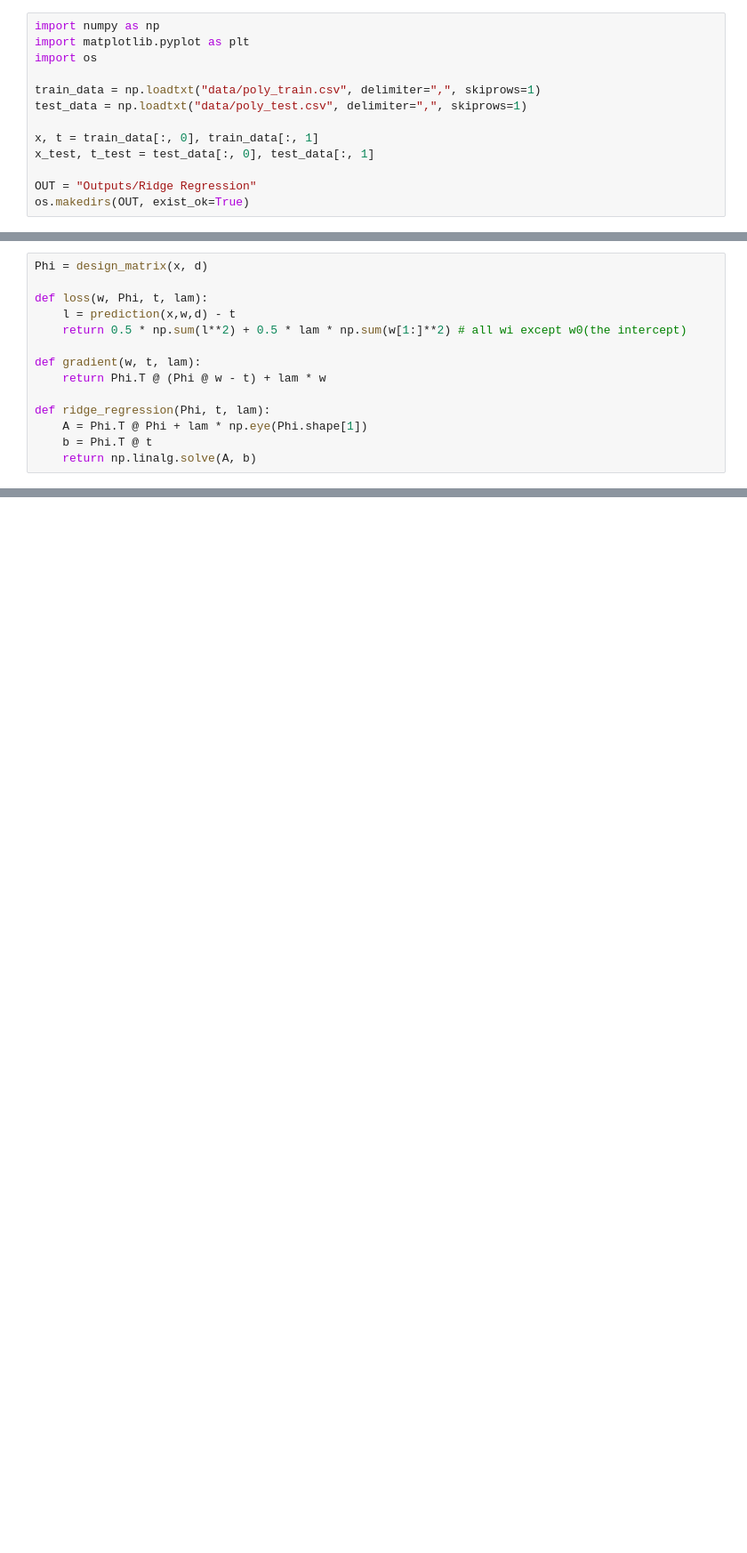
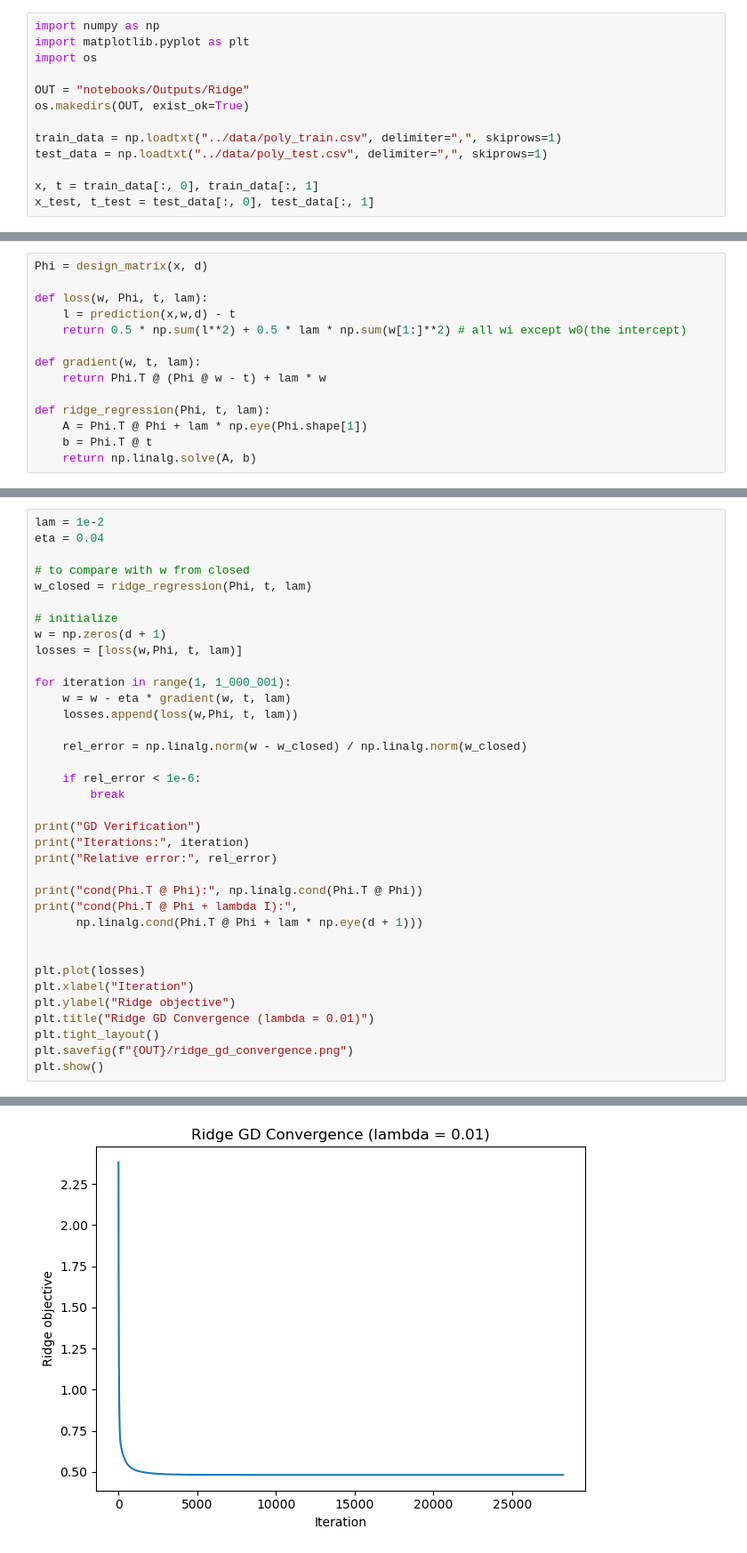
Before and after one commit to hanisohaan10/Polynomial-Regression, a Jupyter notebook: notebooks/ridge_regression.ipynb, the cells around one changed output, grey strips where cells are left out. Shown at 89% size. Cells and saved outputs as stored; diff of their text form; blank space fills up the shorter version.

Commit message:
complete ridge regression

```diff
--- a/notebooks/ridge_regression.ipynb
+++ b/notebooks/ridge_regression.ipynb
@@ -3,14 +5,14 @@ import numpy as np
 import matplotlib.pyplot as plt
 import os
 
-train_data = np.loadtxt("data/poly_train.csv", delimiter=",", skiprows=1)
-test_data = np.loadtxt("data/poly_test.csv", delimiter=",", skiprows=1)
+OUT = "notebooks/Outputs/Ridge"
+os.makedirs(OUT, exist_ok=True)
+
+train_data = np.loadtxt("../data/poly_train.csv", delimiter=",", skiprows=1)
+test_data = np.loadtxt("../data/poly_test.csv", delimiter=",", skiprows=1)
 
 x, t = train_data[:, 0], train_data[:, 1]
 x_test, t_test = test_data[:, 0], test_data[:, 1]
-
-OUT = "Outputs/Ridge Regression"
-os.makedirs(OUT, exist_ok=True)
 # %%
 # degree is given as 9
 d = 9
@@ -41,0 +67,37 @@ def ridge_regression(Phi, t, lam):
+# %%
+lam = 1e-2
+eta = 0.04
+
+# to compare with w from closed
+w_closed = ridge_regression(Phi, t, lam)
+
+# initialize
+w = np.zeros(d + 1)
+losses = [loss(w,Phi, t, lam)]
+
+for iteration in range(1, 1_000_001):
+    w = w - eta * gradient(w, t, lam)
+    losses.append(loss(w,Phi, t, lam))
+
+    rel_error = np.linalg.norm(w - w_closed) / np.linalg.norm(w_closed)
+
+    if rel_error < 1e-6:
+        break
+
+print("GD Verification")
+print("Iterations:", iteration)
+print("Relative error:", rel_error)
+
+print("cond(Phi.T @ Phi):", np.linalg.cond(Phi.T @ Phi))
+print("cond(Phi.T @ Phi + lambda I):",
+      np.linalg.cond(Phi.T @ Phi + lam * np.eye(d + 1)))
+
+
+plt.plot(losses)
+plt.xlabel("Iteration")
+plt.ylabel("Ridge objective")
+plt.title("Ridge GD Convergence (lambda = 0.01)")
+plt.tight_layout()
+plt.savefig(f"{OUT}/ridge_gd_convergence.png")
+plt.show()
+# %% [output]
@@ -41,0 +109 @@ def ridge_regression(Phi, t, lam):
+[figure, added]
```
Also changed, not shown: parts of 6 cells of this notebook, 4 other files.
